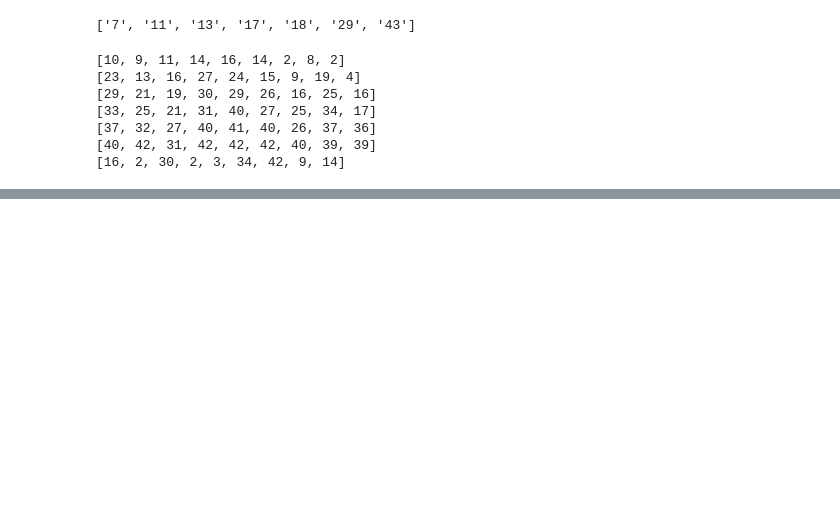
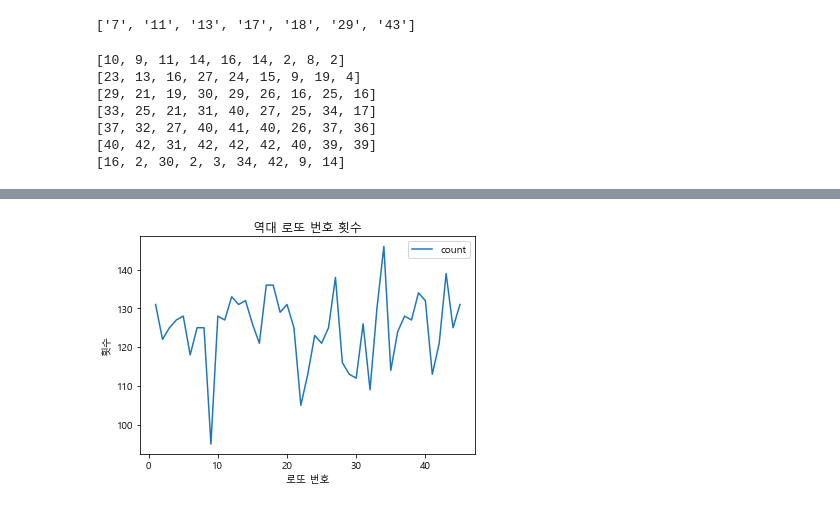
Before and after one commit to 2dowon/Project-DOTTO, a Jupyter notebook: 로또 당첨 번호 크롤링.ipynb, the cells around one changed output, grey strips where cells are left out. Drawn from its saved outputs; the diff is of its cells as text; code cells hidden in the pictures; blank space fills up the shorter version.

```diff
--- a/로또 당첨 번호 크롤링.ipynb
+++ b/로또 당첨 번호 크롤링.ipynb
@@ -114,0 +365,15 @@ AttributeError: 'NoneType' object has no attribute 'text'
+# %%
+import matplotlib.pyplot as plt
+import matplotlib
+
+matplotlib.rcParams['font.family'] = 'Malgun Gothic'
+matplotlib.rcParams['axes.unicode_minus'] = False
+
+
+count_plt = df_lotto_count.plot()
+plt.xlabel("로또 번호")
+plt.ylabel("횟수")
+plt.title("역대 로또 번호 횟수")
+plt.show()
+# %% [output]
+[figure, added]
```
Also changed, not shown: parts of 26 cells of this notebook.
